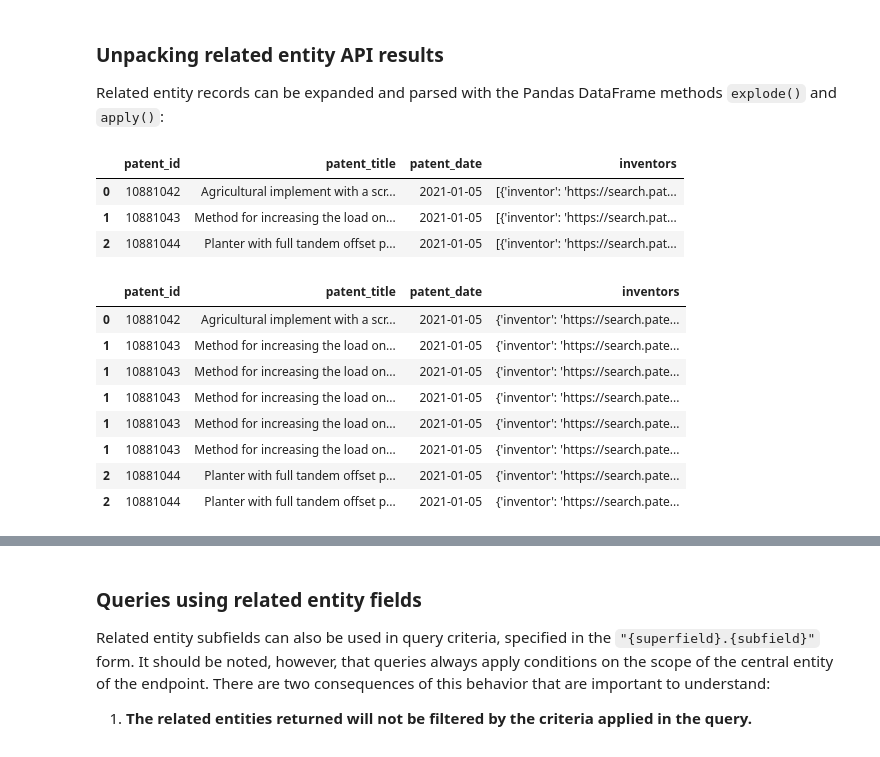
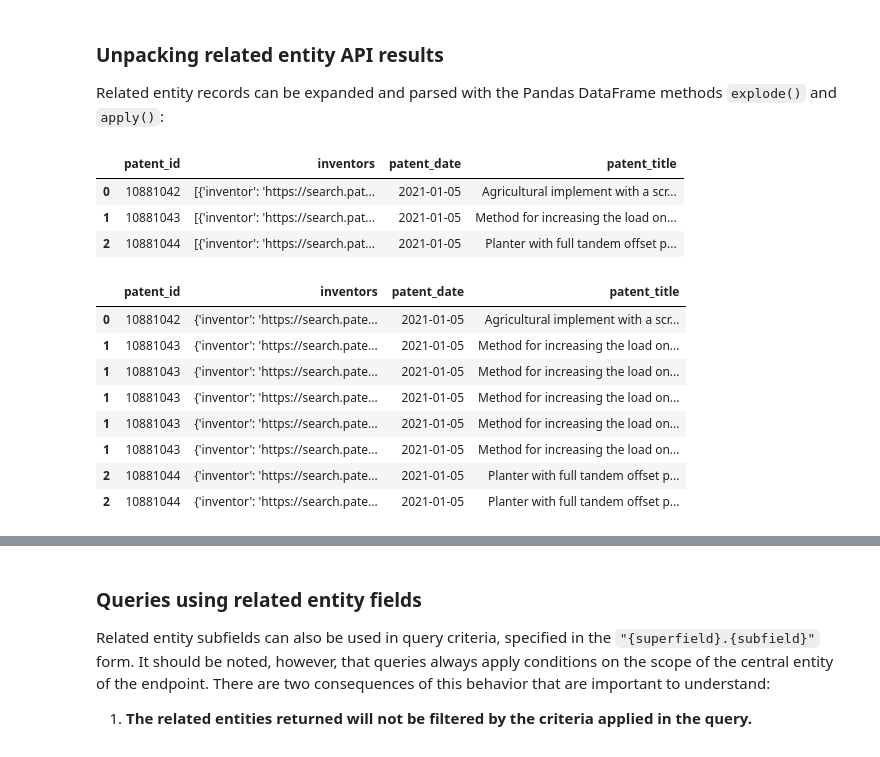
Before and after one commit to mustberuss/PatentsView-Code-Snippets, a Jupyter notebook: 07_PatentSearch_API_demo/PV PatentSearch API tutorial.ipynb, the cells around one changed output, grey strips where cells are left out. Drawn from its saved outputs; the diff is of its cells as text; code cells hidden in the pictures.

```diff
--- a/07_PatentSearch_API_demo/PV PatentSearch API tutorial.ipynb
+++ b/07_PatentSearch_API_demo/PV PatentSearch API tutorial.ipynb
@@ -266,26 +279,32 @@ example_params = {
 
 response = make_get_request(example_endpoint, example_params)
 example_data = pd.DataFrame(response.json()[response_key(example_endpoint)])
+
+# trim response to requested fields (high level at least) - API now sends back extras
+requested_entities =  list(set([e.split('.', 1)[0] for e in example_params["f"]]))
+example_data = example_data[requested_entities]
 display(example_data)
 # %% [output]
-|  | patent_id | patent_title | patent_date | inventors |
-| 0 | 10881042 | Agricultural implement with a scr... | 2021-01-05 | [{'inventor': 'https://search.pat... |
-| 1 | 10881043 | Method for increasing the load on... | 2021-01-05 | [{'inventor': 'https://search.pat... |
-| 2 | 10881044 | Planter with full tandem offset p... | 2021-01-05 | [{'inventor': 'https://search.pat... |
+|  | patent_id | inventors | patent_date | patent_title |
+| 0 | 10881042 | [{'inventor': 'https://search.pat... | 2021-01-05 | Agricultural implement with a scr... |
+| 1 | 10881043 | [{'inventor': 'https://search.pat... | 2021-01-05 | Method for increasing the load on... |
+| 2 | 10881044 | [{'inventor': 'https://search.pat... | 2021-01-05 | Planter with full tandem offset p... |
 # %%
 # use explode() to get one record for each inventor:
 example_exploded = example_data.explode('inventors')
-display(example_exploded)
+
+trimmed_response = example_exploded[requested_entities]
+display(trimmed_response)
 # %% [output]
-|  | patent_id | patent_title | patent_date | inventors |
-| 0 | 10881042 | Agricultural implement with a scr... | 2021-01-05 | {'inventor': 'https://search.pate... |
-| 1 | 10881043 | Method for increasing the load on... | 2021-01-05 | {'inventor': 'https://search.pate... |
-| 1 | 10881043 | Method for increasing the load on... | 2021-01-05 | {'inventor': 'https://search.pate... |
-| 1 | 10881043 | Method for increasing the load on... | 2021-01-05 | {'inventor': 'https://search.pate... |
-| 1 | 10881043 | Method for increasing the load on... | 2021-01-05 | {'inventor': 'https://search.pate... |
-| 1 | 10881043 | Method for increasing the load on... | 2021-01-05 | {'inventor': 'https://search.pate... |
-| 2 | 10881044 | Planter with full tandem offset p... | 2021-01-05 | {'inventor': 'https://search.pate... |
-| 2 | 10881044 | Planter with full tandem offset p... | 2021-01-05 | {'inventor': 'https://search.pate... |
+|  | patent_id | inventors | patent_date | patent_title |
+| 0 | 10881042 | {'inventor': 'https://search.pate... | 2021-01-05 | Agricultural implement with a scr... |
+| 1 | 10881043 | {'inventor': 'https://search.pate... | 2021-01-05 | Method for increasing the load on... |
+| 1 | 10881043 | {'inventor': 'https://search.pate... | 2021-01-05 | Method for increasing the load on... |
+| 1 | 10881043 | {'inventor': 'https://search.pate... | 2021-01-05 | Method for increasing the load on... |
+| 1 | 10881043 | {'inventor': 'https://search.pate... | 2021-01-05 | Method for increasing the load on... |
+| 1 | 10881043 | {'inventor': 'https://search.pate... | 2021-01-05 | Method for increasing the load on... |
+| 2 | 10881044 | {'inventor': 'https://search.pate... | 2021-01-05 | Planter with full tandem offset p... |
+| 2 | 10881044 | {'inventor': 'https://search.pate... | 2021-01-05 | Planter with full tandem offset p... |
 # %%
 # extract individual inventor fields by applying pd.Series to the exploded inventor JSON:
 example_inventors = example_exploded['inventors'].apply(pd.Series)
```
Also changed, not shown: parts of 12 cells of this notebook.
